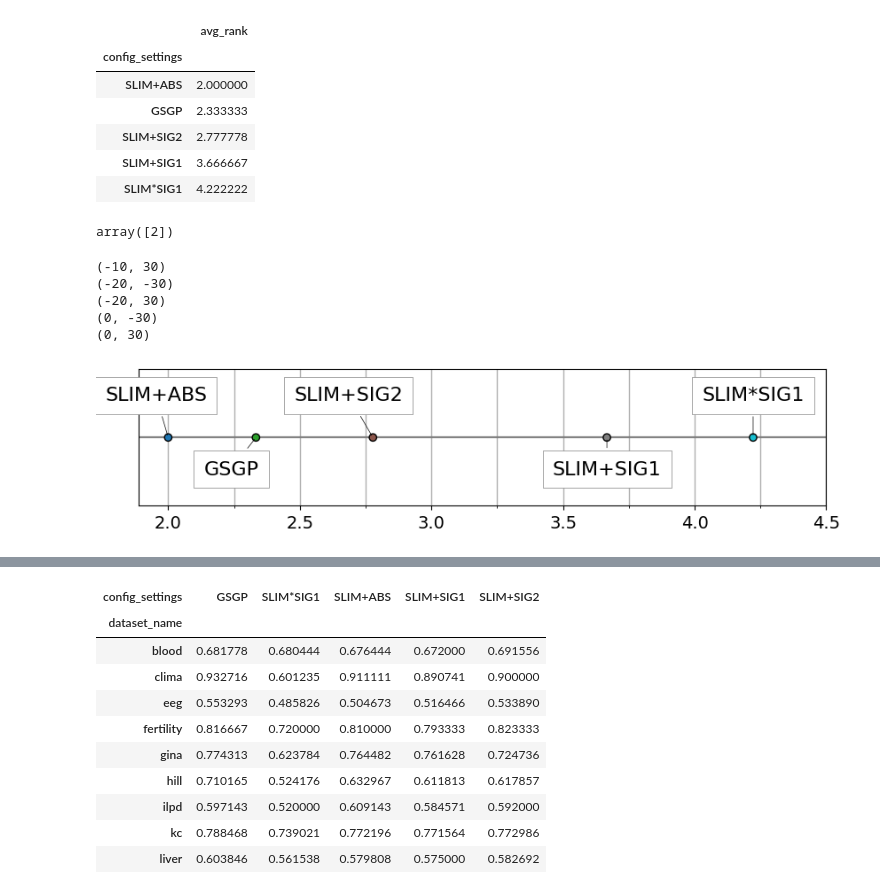
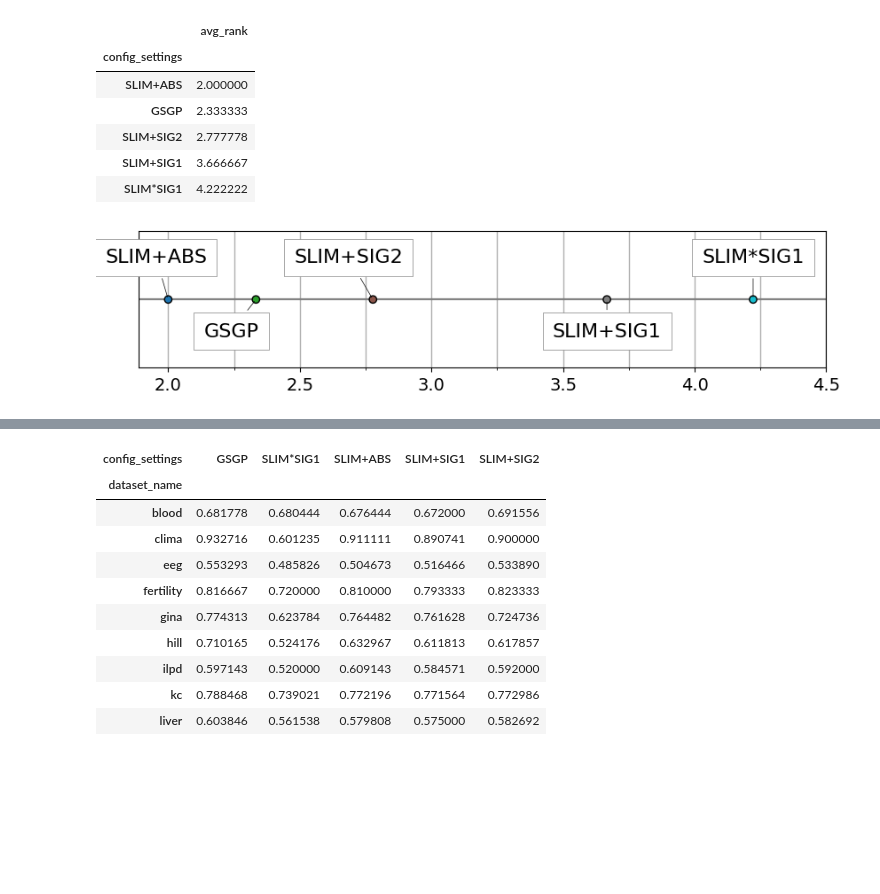
Before and after one commit to LeonDebatin/slim, a Jupyter notebook: mastero/experiments/experiment2.ipynb/analysis_exp2.ipynb, the cells around one changed output, grey strips where cells are left out. Cells and saved outputs as stored; diff of their text form; code cells hidden in the pictures; blank space fills up the shorter version.

```diff
--- a/mastero/experiments/experiment2.ipynb/analysis_exp2.ipynb
+++ b/mastero/experiments/experiment2.ipynb/analysis_exp2.ipynb
@@ -111,18 +111,9 @@ get_avg_ranking(results, 'test.f1_score').set_index('config_settings')
 | SLIM+SIG1 | 3.666667 |
 | SLIM*SIG1 | 4.222222 |
 # %%
-min(get_avg_ranking(results, 'test.f1_score').set_index('config_settings').values.astype(int))
+plot_avg_ranking(get_avg_ranking(results, 'test.f1_score'))
 # %% [output]
-array([2])
+[figure, added]
-# %%
-plot_rankings(get_avg_ranking(results, 'test.f1_score'))
-# %% [output]
-(-10, 30)
-(-20, -30)
-(-20, 30)
-(0, -30)
-(0, 30)
-[figure, removed]
 # %%
 get_ranking_significance(get_rankings(results.loc[results['dataset_name'] != 'musk'], 'test.f1_score'))
 # %% [output]
```
Also changed, not shown: parts of 5 cells of this notebook, 3 other files.
